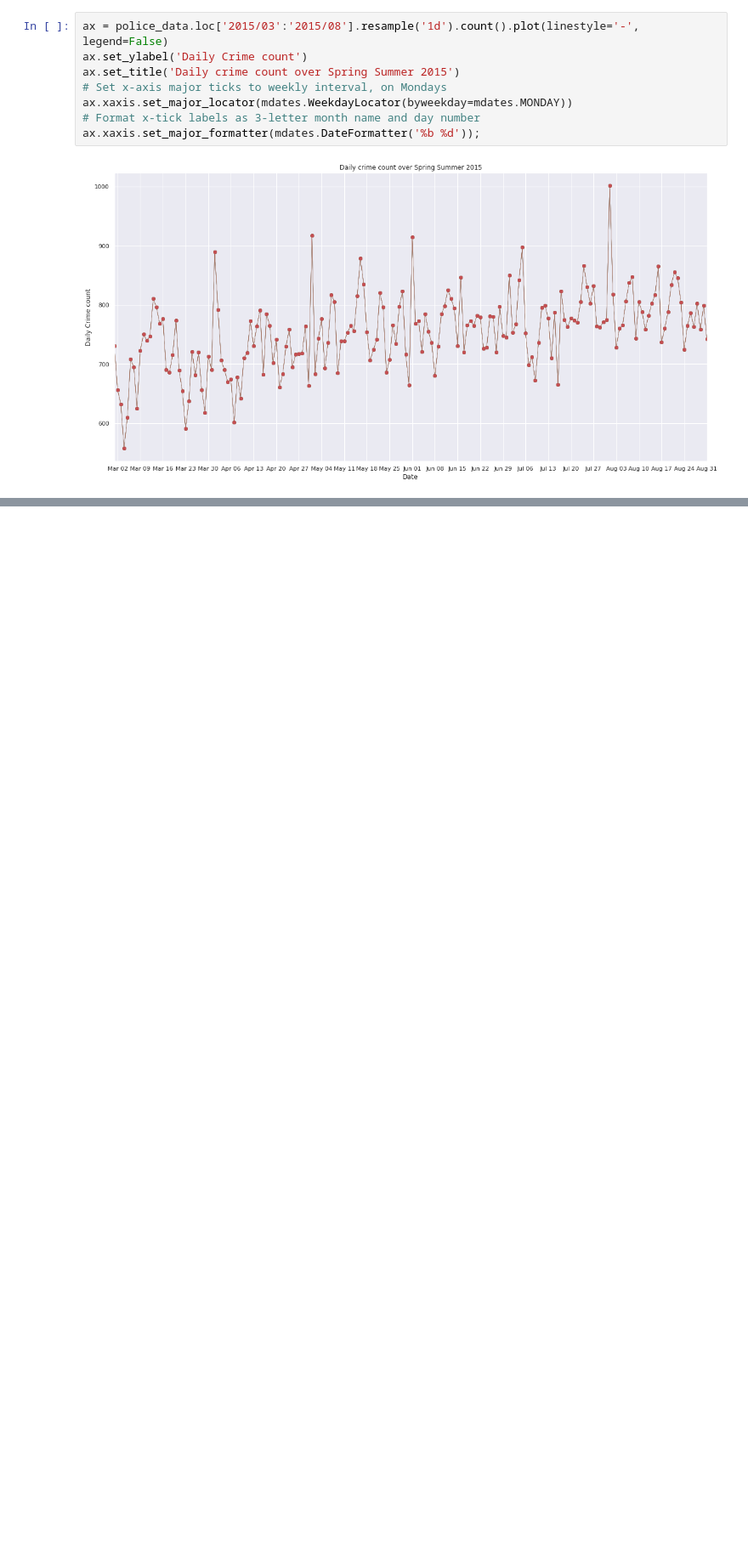
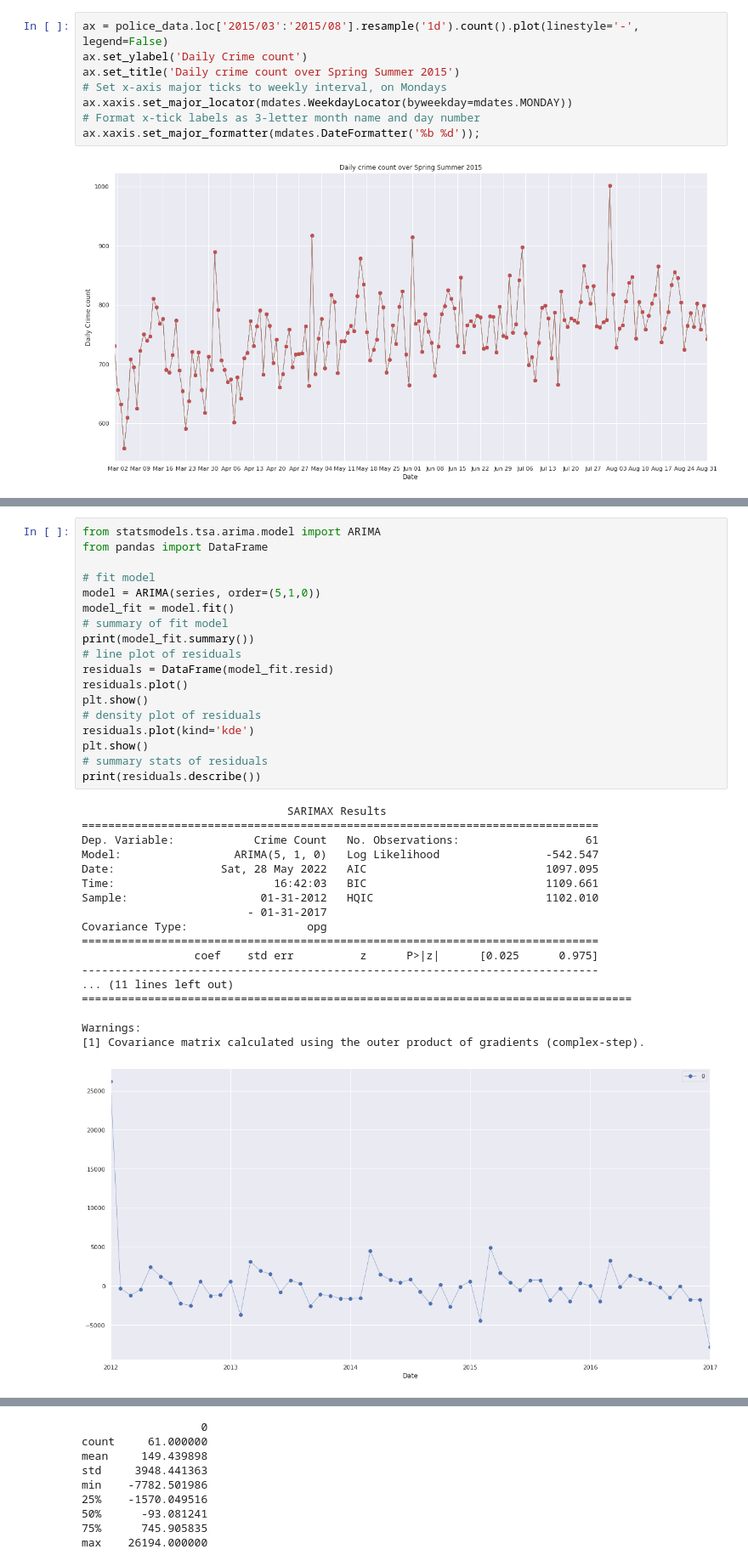
Before and after one commit to anto8460/chicago_project, a Jupyter notebook: chicago_project/timeseries_analysis_and_forecasting.ipynb, the cells around one changed output, grey strips where cells are left out. Shown at 85% size. Saved outputs shown, nothing was run; the diff lists cells and outputs as text; blank space fills up the shorter version.

```diff
--- a/chicago_project/timeseries_analysis_and_forecasting.ipynb
+++ b/chicago_project/timeseries_analysis_and_forecasting.ipynb
@@ -274,0 +258,37 @@ KeyError: "['Arrest Status', 'Domestic Status', 'District', 'FBI Code'] not foun
+# %%
+from statsmodels.tsa.arima.model import ARIMA
+from pandas import DataFrame
+
+# fit model
+model = ARIMA(series, order=(5,1,0))
+model_fit = model.fit()
+# summary of fit model
+print(model_fit.summary())
+# line plot of residuals
+residuals = DataFrame(model_fit.resid)
+residuals.plot()
+plt.show()
+# density plot of residuals
+residuals.plot(kind='kde')
+plt.show()
+# summary stats of residuals
+print(residuals.describe())
+# %% [output]
+                               SARIMAX Results
+==============================================================================
+Dep. Variable:            Crime Count   No. Observations:                   61
+Model:                 ARIMA(5, 1, 0)   Log Likelihood                -542.547
+Date:                Sat, 28 May 2022   AIC                           1097.095
+Time:                        16:42:03   BIC                           1109.661
+Sample:                    01-31-2012   HQIC                          1102.010
+                         - 01-31-2017
+Covariance Type:                  opg
+==============================================================================
+                 coef    std err          z      P>|z|      [0.025      0.975]
+------------------------------------------------------------------------------
+... (11 lines left out)
+===================================================================================
+
+Warnings:
+[1] Covariance matrix calculated using the outer product of gradients (complex-step).
+[figure, added]
@@ -274,0 +296,9 @@ KeyError: "['Arrest Status', 'Domestic Status', 'District', 'FBI Code'] not foun
+                  0
+count     61.000000
+mean     149.439898
+std     3948.441363
+min    -7782.501986
+25%    -1570.049516
+50%      -93.081241
+75%      745.905835
+max    26194.000000
```
Also changed, not shown: parts of 13 cells of this notebook.
